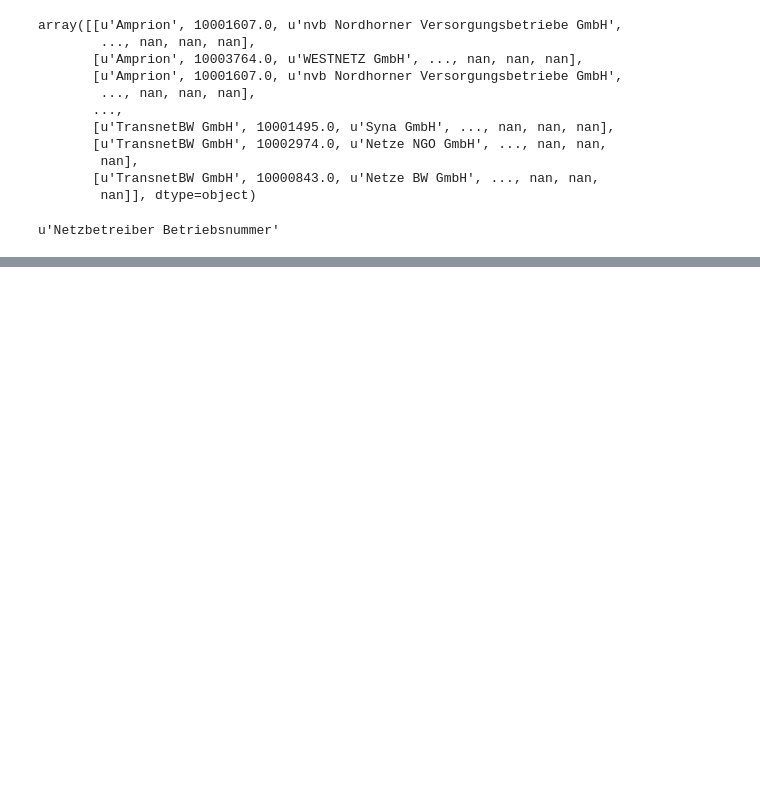
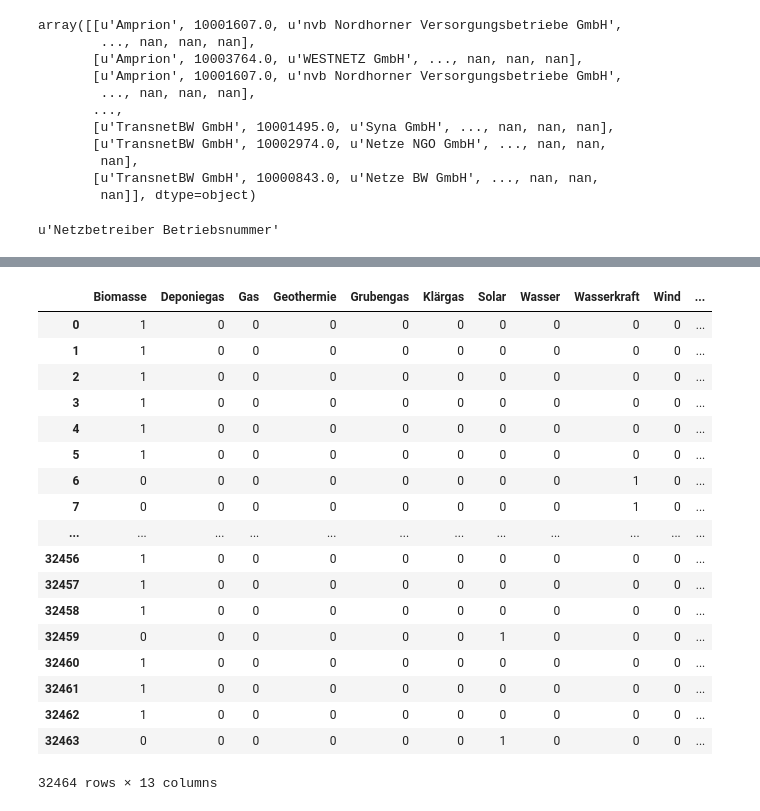
Before and after one commit to cortiana/DemoML, a Jupyter notebook: EONDemo.ipynb, the cells around one changed output, grey strips where cells are left out. Drawn from its saved outputs; the diff is of its cells as text; code cells hidden in the pictures; blank space fills up the shorter version.

```diff
--- a/EONDemo.ipynb
+++ b/EONDemo.ipynb
@@ -102,0 +184,26 @@ u'Netzbetreiber Betriebsnummer'
+# %%
+# Associate strings for Energietraeget to dummys variables.
+dummies = pd.get_dummies(data["Energietraeger"]).astype(int)
+#dummies = pd.get_dummies(data["Energietraeger"])
+# %%
+dummies
+# %% [output]
+|  | Biomasse | Deponiegas | Gas | Geothermie | Grubengas | Klärgas | Solar | Wasser | Wasserkraft | Wind | ... |
+| 0 | 1 | 0 | 0 | 0 | 0 | 0 | 0 | 0 | 0 | 0 | ... |
+| 1 | 1 | 0 | 0 | 0 | 0 | 0 | 0 | 0 | 0 | 0 | ... |
+| 2 | 1 | 0 | 0 | 0 | 0 | 0 | 0 | 0 | 0 | 0 | ... |
+| 3 | 1 | 0 | 0 | 0 | 0 | 0 | 0 | 0 | 0 | 0 | ... |
+| 4 | 1 | 0 | 0 | 0 | 0 | 0 | 0 | 0 | 0 | 0 | ... |
+| 5 | 1 | 0 | 0 | 0 | 0 | 0 | 0 | 0 | 0 | 0 | ... |
+| 6 | 0 | 0 | 0 | 0 | 0 | 0 | 0 | 0 | 1 | 0 | ... |
+| 7 | 0 | 0 | 0 | 0 | 0 | 0 | 0 | 0 | 1 | 0 | ... |
+| ... | ... | ... | ... | ... | ... | ... | ... | ... | ... | ... | ... |
+| 32456 | 1 | 0 | 0 | 0 | 0 | 0 | 0 | 0 | 0 | 0 | ... |
+| 32457 | 1 | 0 | 0 | 0 | 0 | 0 | 0 | 0 | 0 | 0 | ... |
+| 32458 | 1 | 0 | 0 | 0 | 0 | 0 | 0 | 0 | 0 | 0 | ... |
+| 32459 | 0 | 0 | 0 | 0 | 0 | 0 | 1 | 0 | 0 | 0 | ... |
+| 32460 | 1 | 0 | 0 | 0 | 0 | 0 | 0 | 0 | 0 | 0 | ... |
+| 32461 | 1 | 0 | 0 | 0 | 0 | 0 | 0 | 0 | 0 | 0 | ... |
+| 32462 | 1 | 0 | 0 | 0 | 0 | 0 | 0 | 0 | 0 | 0 | ... |
+| 32463 | 0 | 0 | 0 | 0 | 0 | 0 | 1 | 0 | 0 | 0 | ... |
+32464 rows × 13 columns
```
Also changed, not shown: parts of 20 cells of this notebook.
